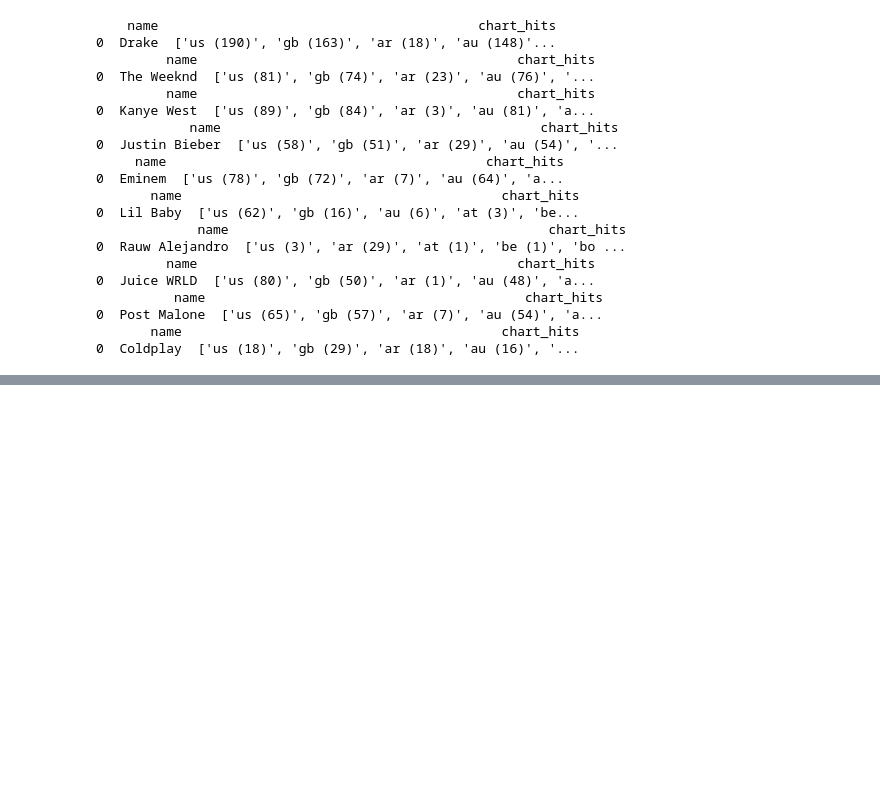
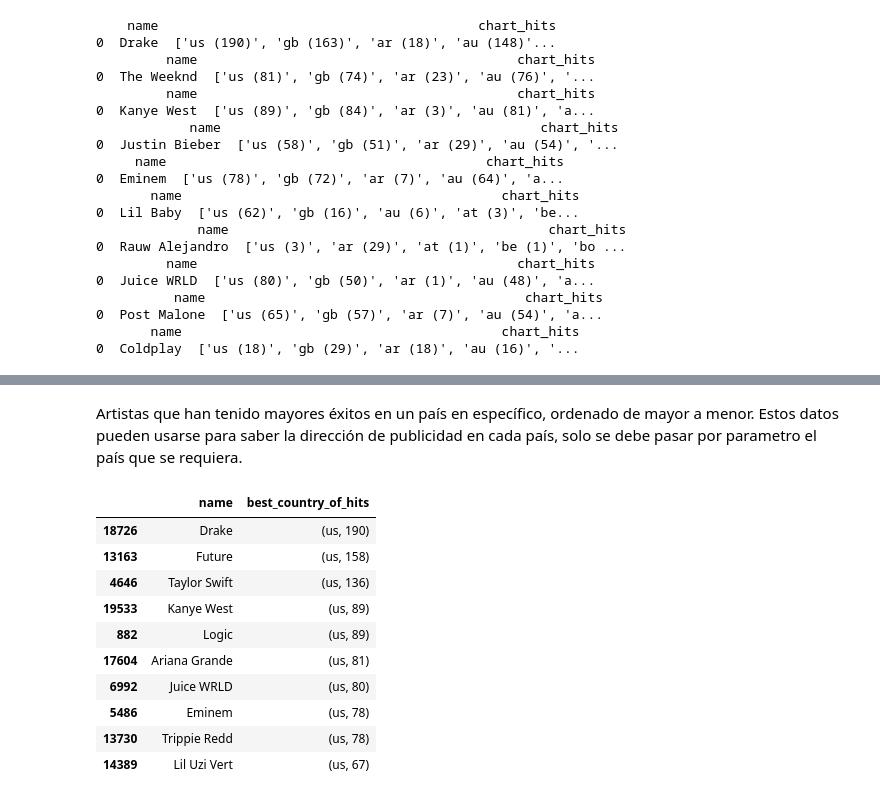
Before and after one commit to santicr/spotify_analysis, a Jupyter notebook: analisis.ipynb, the cells around one changed output, grey strips where cells are left out. Saved outputs shown, nothing was run; the diff lists cells and outputs as text; code cells hidden in the pictures; blank space fills up the shorter version.

```diff
--- a/analisis.ipynb
+++ b/analisis.ipynb
@@ -437,0 +430,23 @@ Xolani Sith
+# %% [markdown]
+Artistas que han tenido mayores éxitos en un país en específico, ordenado de mayor a menor. Estos datos pueden usarse para saber la dirección de publicidad en cada país, solo se debe pasar por parametro el país que se requiera.
+# %%
+def match_country(country, best_country_of_hits):
+    ans = False
+    if country == best_country_of_hits[0]:
+        ans = True
+    return ans
+
+country_hits_artist = data.loc[data.best_country_of_hits.apply(lambda x: match_country('us', x)) == True]
+country_hits_artist.filter(['name', 'best_country_of_hits']).sort_values(by = ['best_country_of_hits'], ascending = False).head(n = 10)
+# %% [output]
+|  | name | best_country_of_hits |
+| 18726 | Drake | (us, 190) |
+| 13163 | Future | (us, 158) |
+| 4646 | Taylor Swift | (us, 136) |
+| 19533 | Kanye West | (us, 89) |
+| 882 | Logic | (us, 89) |
+| 17604 | Ariana Grande | (us, 81) |
+| 6992 | Juice WRLD | (us, 80) |
+| 5486 | Eminem | (us, 78) |
+| 13730 | Trippie Redd | (us, 78) |
+| 14389 | Lil Uzi Vert | (us, 67) |
```
Also changed, not shown: parts of 5 cells of this notebook.
